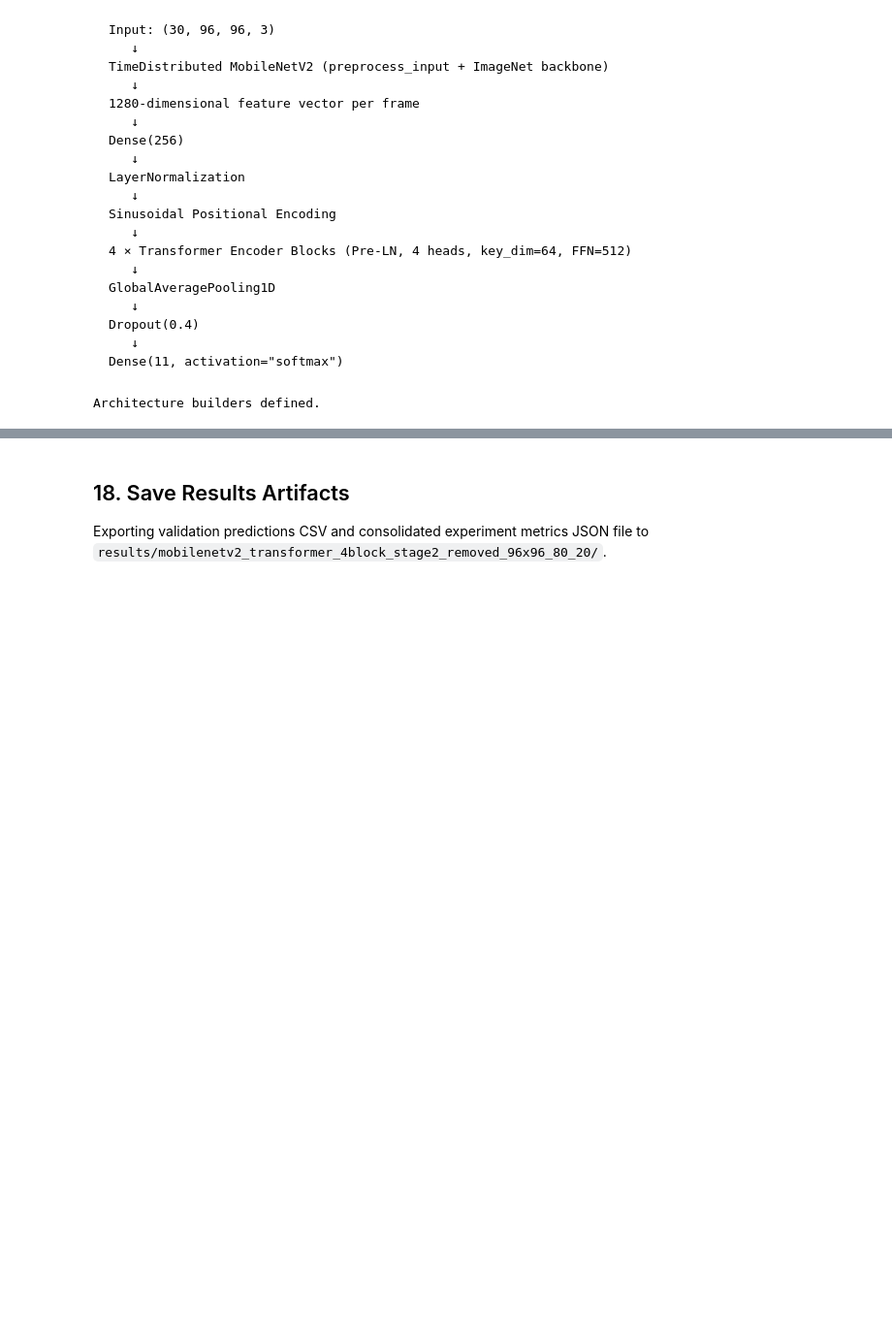
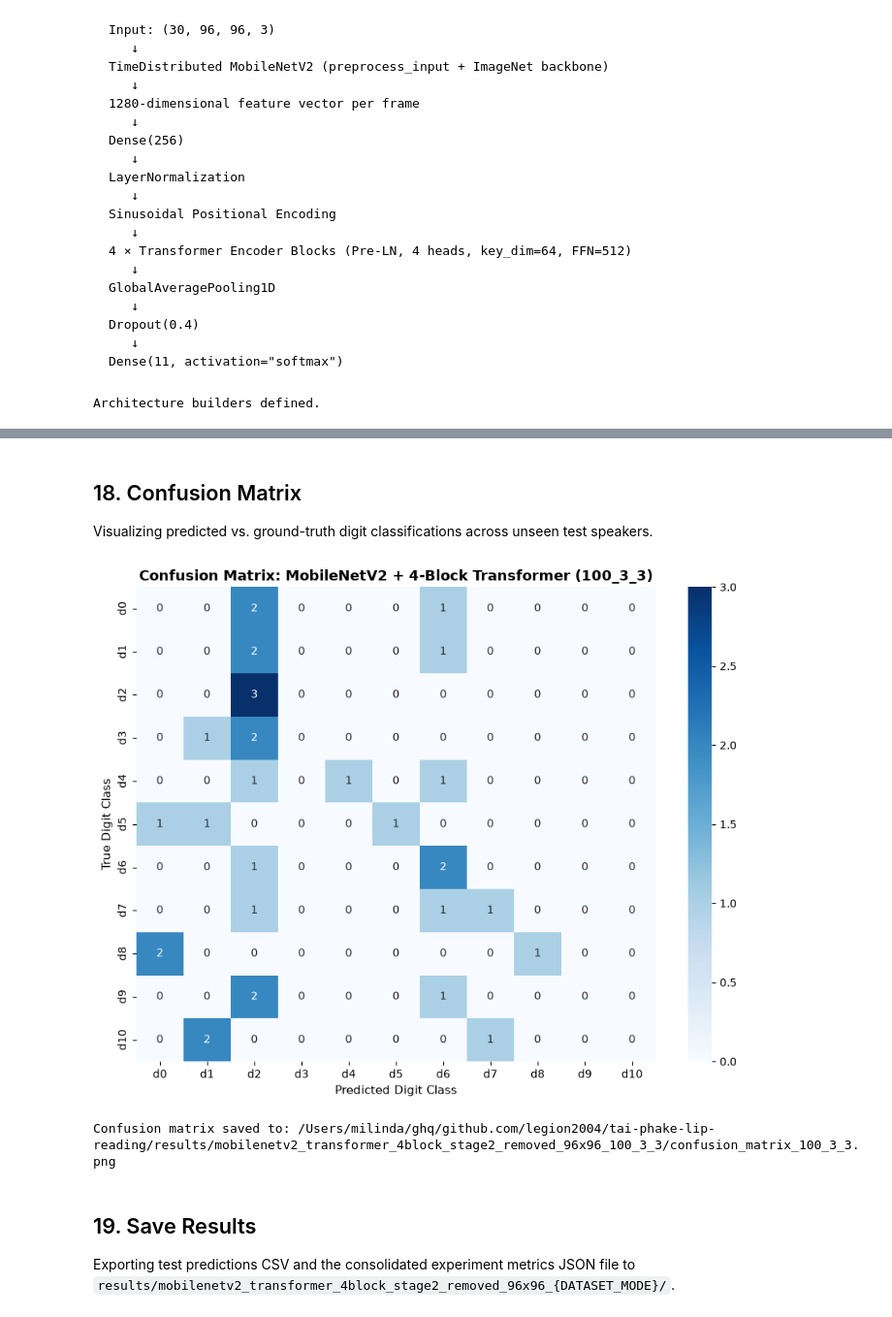
Before and after one commit to LegioN2004/tai-phake-lip-reading, a Jupyter notebook: notebooks/11_Stage2Rem_mobilenetv2_transformer_4block_experiment.ipynb, the cells around one changed output, grey strips where cells are left out. Shown at 97% size. Drawn from its saved outputs; the diff is of its cells as text; code cells hidden in the pictures; blank space fills up the shorter version.

```diff
--- a/notebooks/11_Stage2Rem_mobilenetv2_transformer_4block_experiment.ipynb
+++ b/notebooks/11_Stage2Rem_mobilenetv2_transformer_4block_experiment.ipynb
@@ -489,13 +519,18 @@ def load_all_video_sequences():
 print("Loading video sequence tensors into memory...")
 X_all, y_all, load_elapsed = load_all_video_sequences()
 
-# Split into train and val arrays
+# Split into train, val, test arrays
 train_mask = (df_manifest["split"] == "train").values
 val_mask = (df_manifest["split"] == "val").values
 
 X_train, y_train = X_all[train_mask], y_all[train_mask]
 X_val, y_val = X_all[val_mask], y_all[val_mask]
-X_test, y_test = None, None
+
+if DATASET_MODE == "100_3_3":
+    test_mask = (df_manifest["split"] == "test").values
+    X_test, y_test = X_all[test_mask], y_all[test_mask]
+else:
+    X_test, y_test = None, None
 
 print(f"Successfully loaded {len(X_all):,} video sequences in {load_elapsed:.2f}s!")
 # %% [output]
@@ -1100,4 +1163,36 @@ Validation classification report saved to: /Users/milinda/ghq/github.com/legion2
+# %% [markdown]
+## 18. Confusion Matrix
+Visualizing predicted vs. ground-truth digit classifications across unseen test speakers.
+# %%
+# Section 18: Confusion Matrix
+if test_preds is not None and y_test is not None:
+    cm = confusion_matrix(y_test, test_preds)
+
+    plt.figure(figsize=(9, 7))
+    sns.heatmap(
+        cm,
+        annot=True,
+        fmt="d",
+        cmap="Blues",
+        xticklabels=DIGIT_CLASSES,
+        yticklabels=DIGIT_CLASSES,
+        cbar=True
+    )
+    plt.title(f"Confusion Matrix: MobileNetV2 + 4-Block Transformer ({DATASET_MODE})", fontsize=13, fontweight="bold")
+    plt.xlabel("Predicted Digit Class", fontsize=11)
+    plt.ylabel("True Digit Class", fontsize=11)
+    plt.tight_layout()
+
+    cm_path = RESULTS_DIR / f"confusion_matrix_{DATASET_MODE}.png"
+    plt.savefig(cm_path, dpi=200)
+    plt.show()
+    print(f"Confusion matrix saved to: {cm_path}")
+else:
+    print(f"DATASET_MODE: {DATASET_MODE} - Confusion matrix skipped (no test split)")
+# %% [output]
+[figure, added]
+Confusion matrix saved to: /Users/milinda/ghq/github.com/legion2004/tai-phake-lip-reading/results/mobilenetv2_transformer_4block_stage2_removed_96x96_100_3_3/confusion_matrix_100_3_3.png
 # %% [markdown]
-## 18. Save Results Artifacts
-Exporting validation predictions CSV and consolidated experiment metrics JSON file to `results/mobilenetv2_transformer_4block_stage2_removed_96x96_80_20/`.
+## 19. Save Results
+Exporting test predictions CSV and the consolidated experiment metrics JSON file to `results/mobilenetv2_transformer_4block_stage2_removed_96x96_{DATASET_MODE}/`.
 # %%
```
Also changed, not shown: parts of 34 cells of this notebook, 12 other files.
